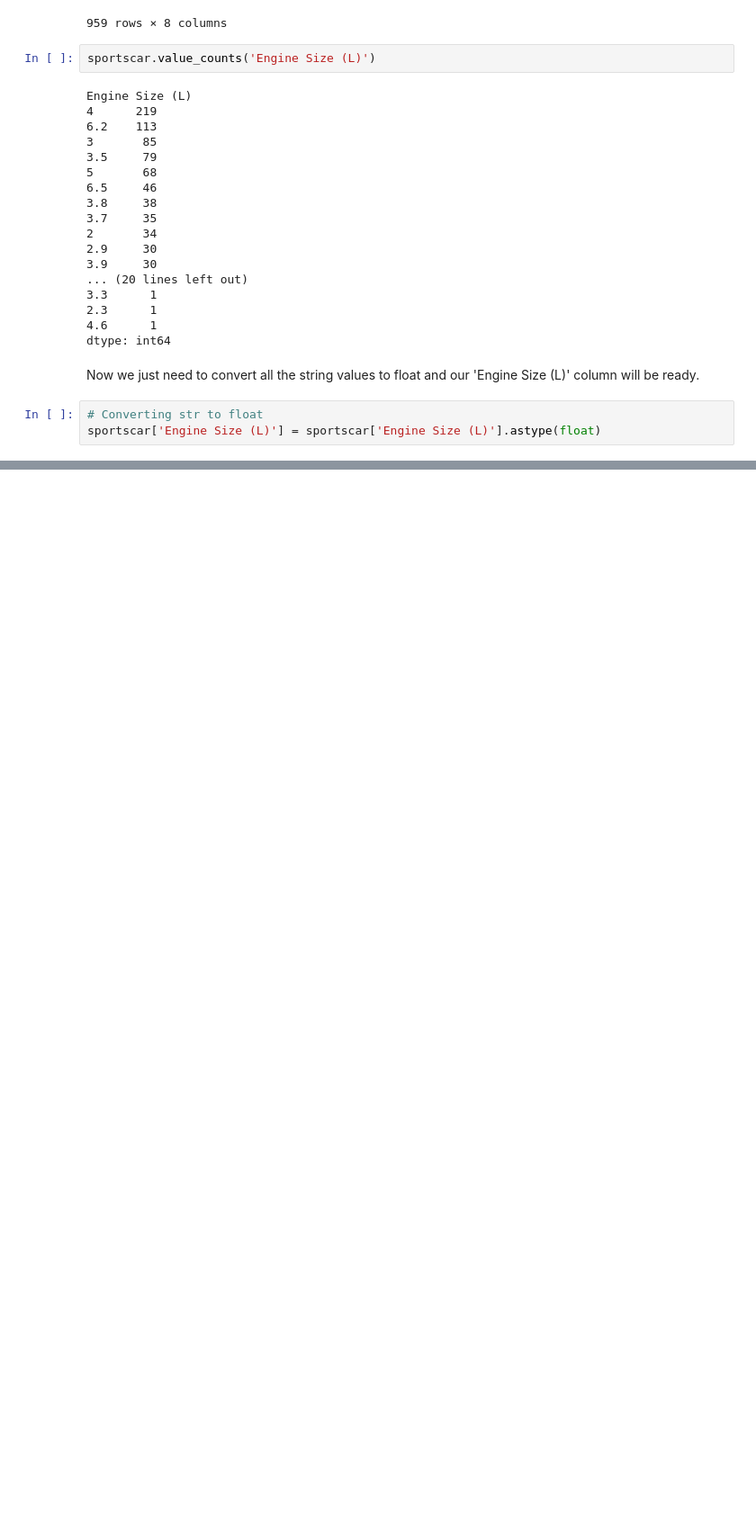
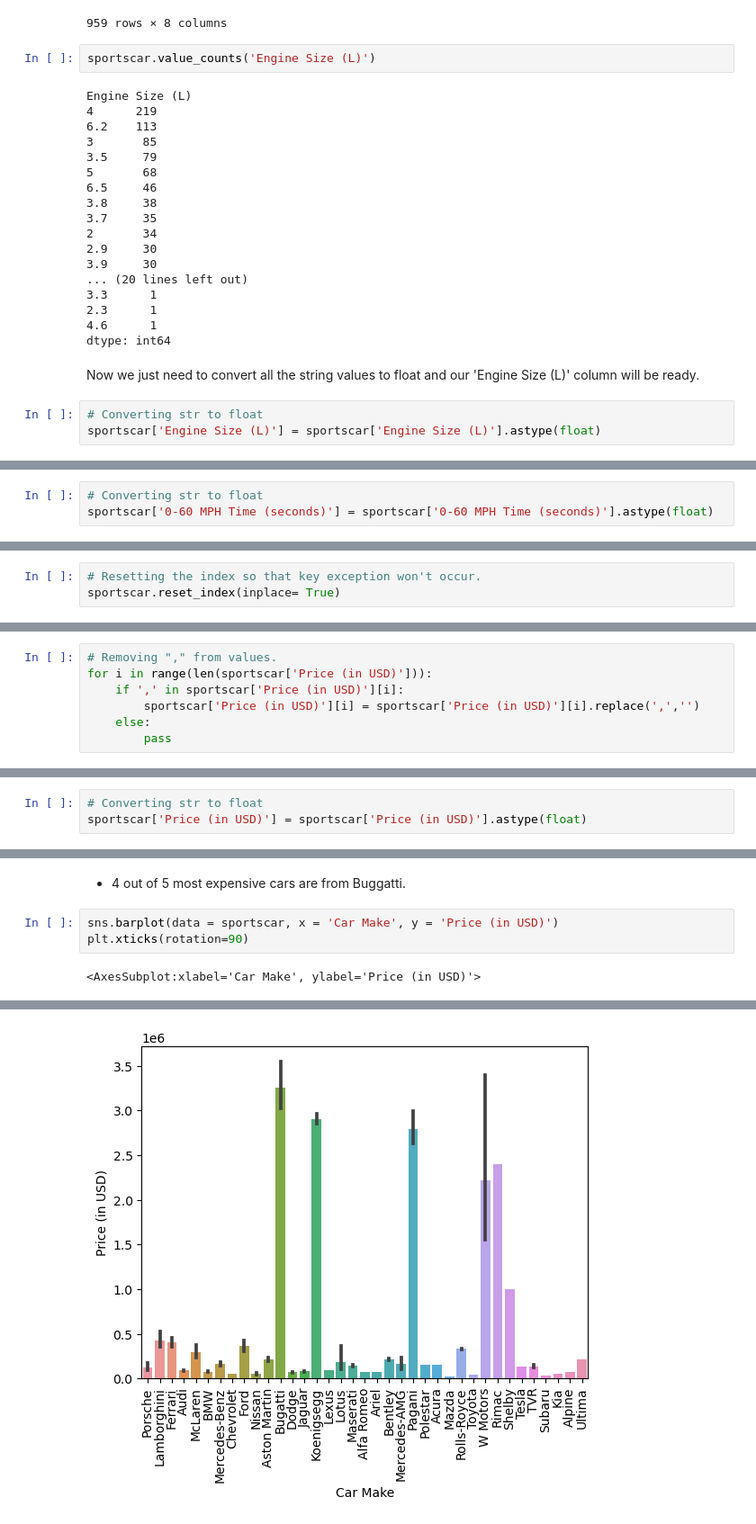
Before and after one commit to rajatmann/SportsCar-DataSet-Analysis-and-Price-Prediction, a Jupyter notebook: SportsCar EDA and Price Prediction.ipynb, the cells around one changed output, grey strips where cells are left out. Shown at 90% size. Cells and saved outputs as stored; diff of their text form; blank space fills up the shorter version.

```diff
--- a/SportsCar EDA and Price Prediction.ipynb
+++ b/SportsCar EDA and Price Prediction.ipynb
@@ -289,0 +451,3 @@ sportscar['Engine Size (L)'] = sportscar['Engine Size (L)'].astype(float)
+# %%
+# Converting str to float
+sportscar['0-60 MPH Time (seconds)'] = sportscar['0-60 MPH Time (seconds)'].astype(float)
@@ -289,0 +456,3 @@ sportscar['Engine Size (L)'] = sportscar['Engine Size (L)'].astype(float)
+# %%
+# Resetting the index so that key exception won't occur.
+sportscar.reset_index(inplace= True)
@@ -289,0 +474,7 @@ sportscar['Engine Size (L)'] = sportscar['Engine Size (L)'].astype(float)
+# %%
+# Removing "," from values.
+for i in range(len(sportscar['Price (in USD)'])):
+    if ',' in sportscar['Price (in USD)'][i]:
+        sportscar['Price (in USD)'][i] = sportscar['Price (in USD)'][i].replace(',','')
+    else:
+        pass
@@ -289,0 +508,3 @@ sportscar['Engine Size (L)'] = sportscar['Engine Size (L)'].astype(float)
+# %%
+# Converting str to float
+sportscar['Price (in USD)'] = sportscar['Price (in USD)'].astype(float)
@@ -289,0 +529,7 @@ sportscar['Engine Size (L)'] = sportscar['Engine Size (L)'].astype(float)
+# %% [markdown]
+* 4 out of 5 most expensive cars are from Buggatti.
+# %%
+sns.barplot(data = sportscar, x = 'Car Make', y = 'Price (in USD)')
+plt.xticks(rotation=90)
+# %% [output]
+<AxesSubplot:xlabel='Car Make', ylabel='Price (in USD)'>
@@ -289,0 +553 @@ sportscar['Engine Size (L)'] = sportscar['Engine Size (L)'].astype(float)
+[figure, added]
```
Also changed, not shown: parts of 39 cells of this notebook.
